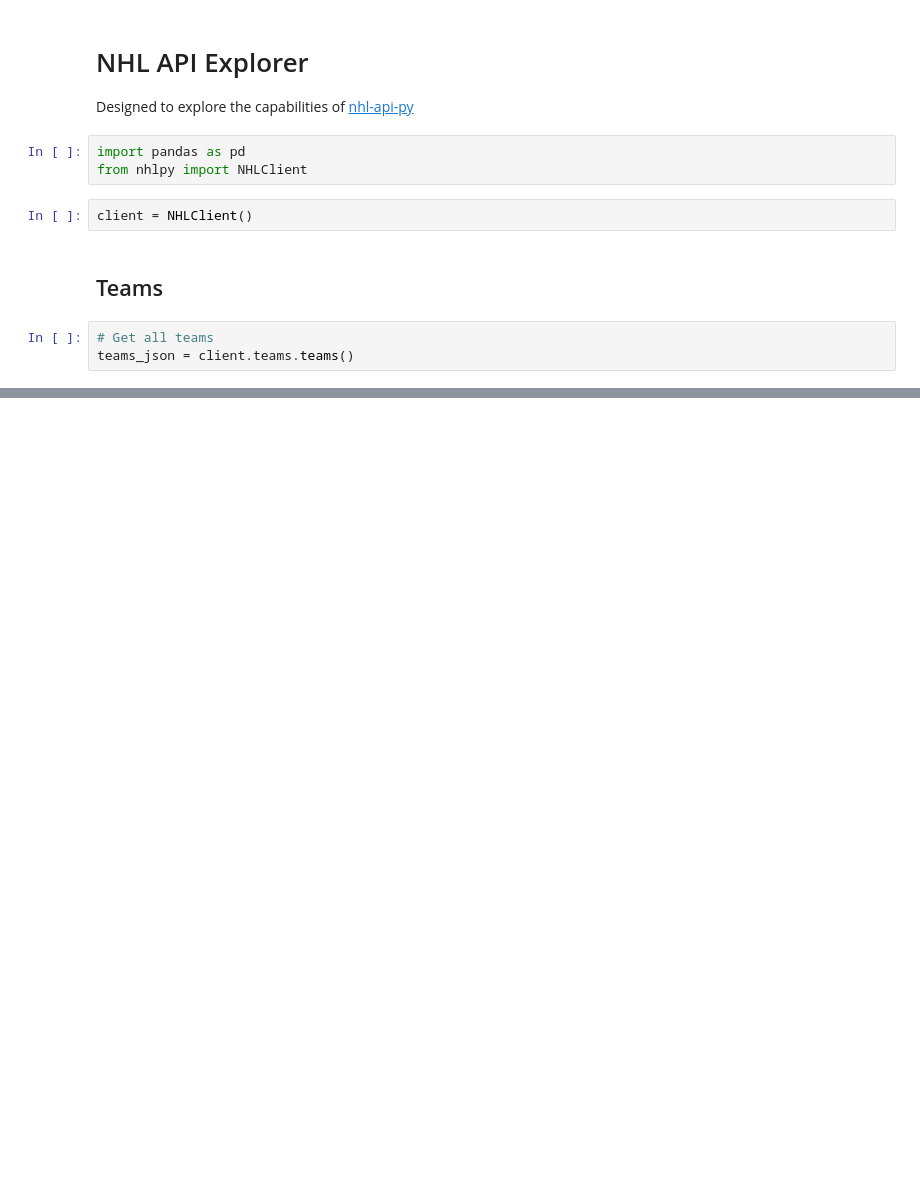
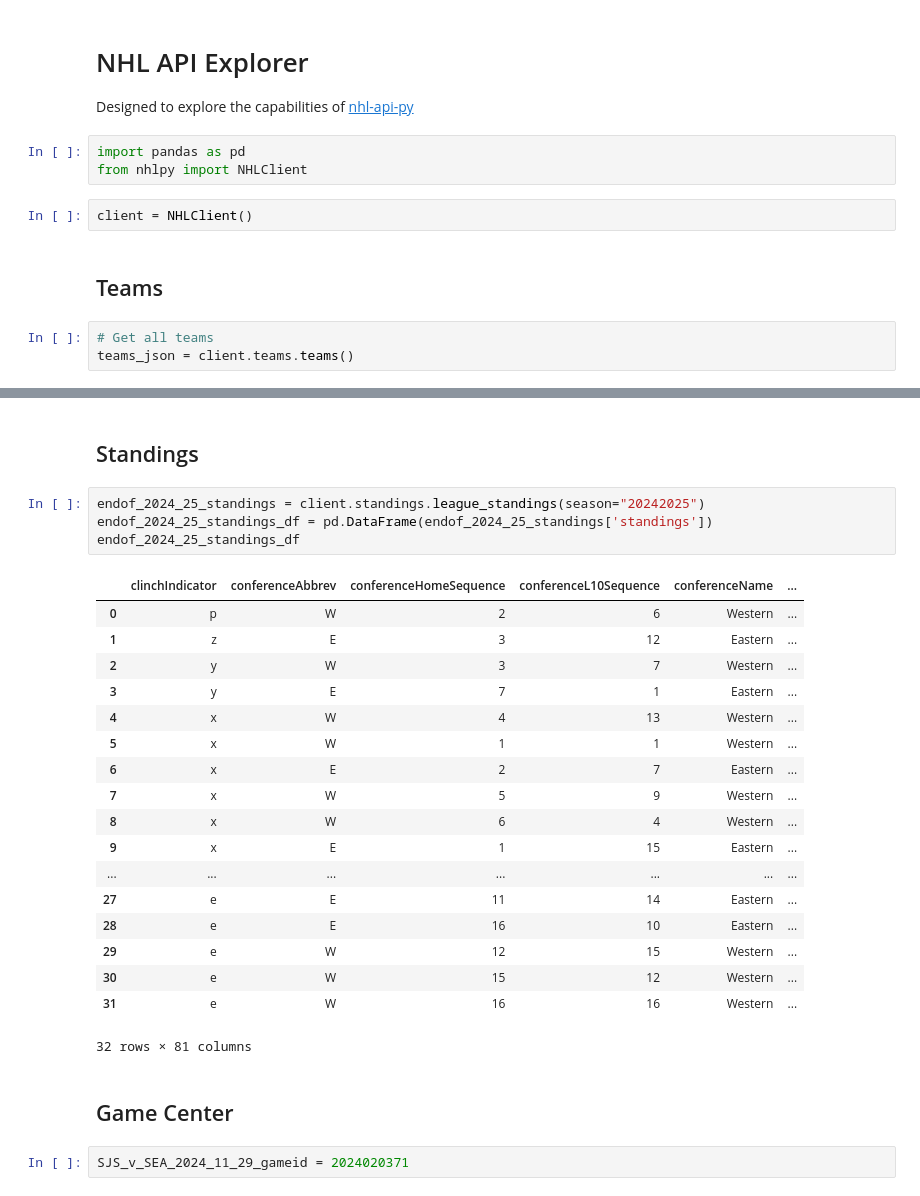
Before and after one commit to sports-so-hard/nhl-api-explorer, a Jupyter notebook: nhl-api.ipynb, the cells around one changed output, grey strips where cells are left out. Saved outputs shown, nothing was run; the diff lists cells and outputs as text; blank space fills up the shorter version.

```diff
--- a/nhl-api.ipynb
+++ b/nhl-api.ipynb
@@ -43,0 +178,29 @@ teams_df
+# %% [markdown]
+## Standings
+# %%
+endof_2024_25_standings = client.standings.league_standings(season="20242025")
+endof_2024_25_standings_df = pd.DataFrame(endof_2024_25_standings['standings'])
+endof_2024_25_standings_df
+# %% [output]
+|  | clinchIndicator | conferenceAbbrev | conferenceHomeSequence | conferenceL10Sequence | conferenceName | ... |
+| 0 | p | W | 2 | 6 | Western | ... |
+| 1 | z | E | 3 | 12 | Eastern | ... |
+| 2 | y | W | 3 | 7 | Western | ... |
+| 3 | y | E | 7 | 1 | Eastern | ... |
+| 4 | x | W | 4 | 13 | Western | ... |
+| 5 | x | W | 1 | 1 | Western | ... |
+| 6 | x | E | 2 | 7 | Eastern | ... |
+| 7 | x | W | 5 | 9 | Western | ... |
+| 8 | x | W | 6 | 4 | Western | ... |
+| 9 | x | E | 1 | 15 | Eastern | ... |
+| ... | ... | ... | ... | ... | ... | ... |
+| 27 | e | E | 11 | 14 | Eastern | ... |
+| 28 | e | E | 16 | 10 | Eastern | ... |
+| 29 | e | W | 12 | 15 | Western | ... |
+| 30 | e | W | 15 | 12 | Western | ... |
+| 31 | e | W | 16 | 16 | Western | ... |
+32 rows × 81 columns
+# %% [markdown]
+## Game Center
+# %%
+SJS_v_SEA_2024_11_29_gameid = 2024020371
```
Also changed, not shown: parts of 11 cells of this notebook.
